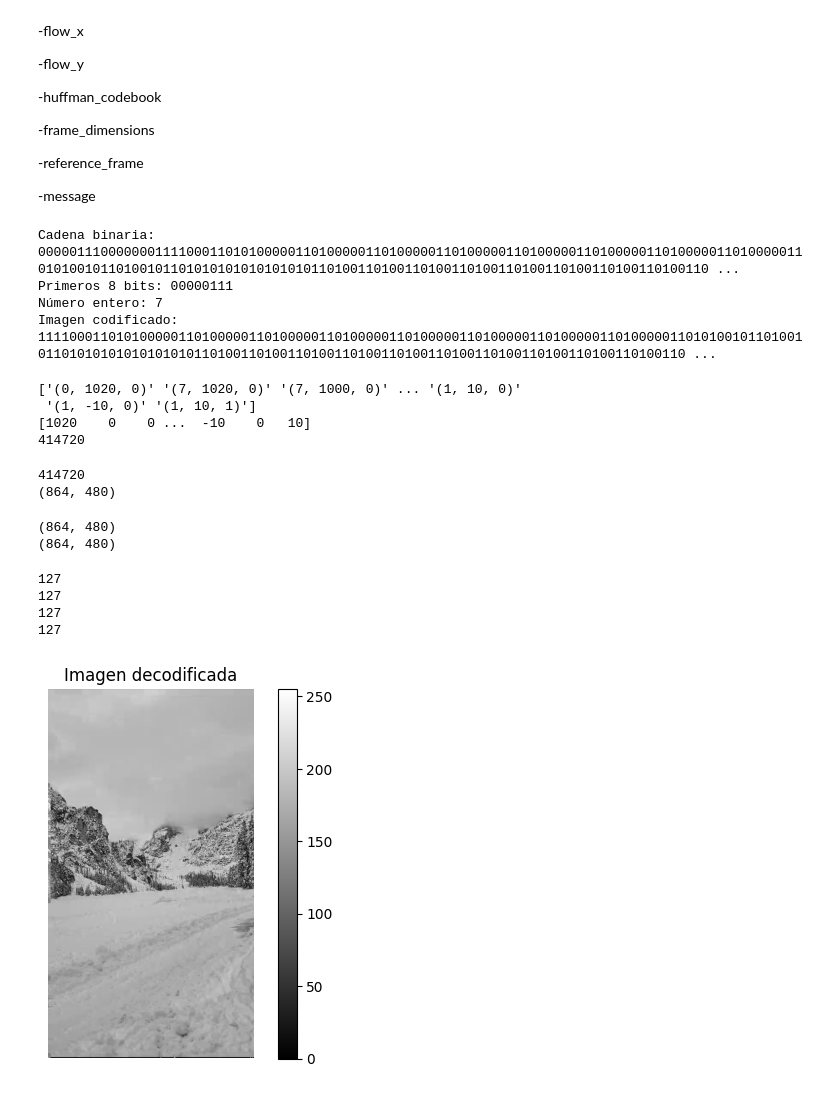
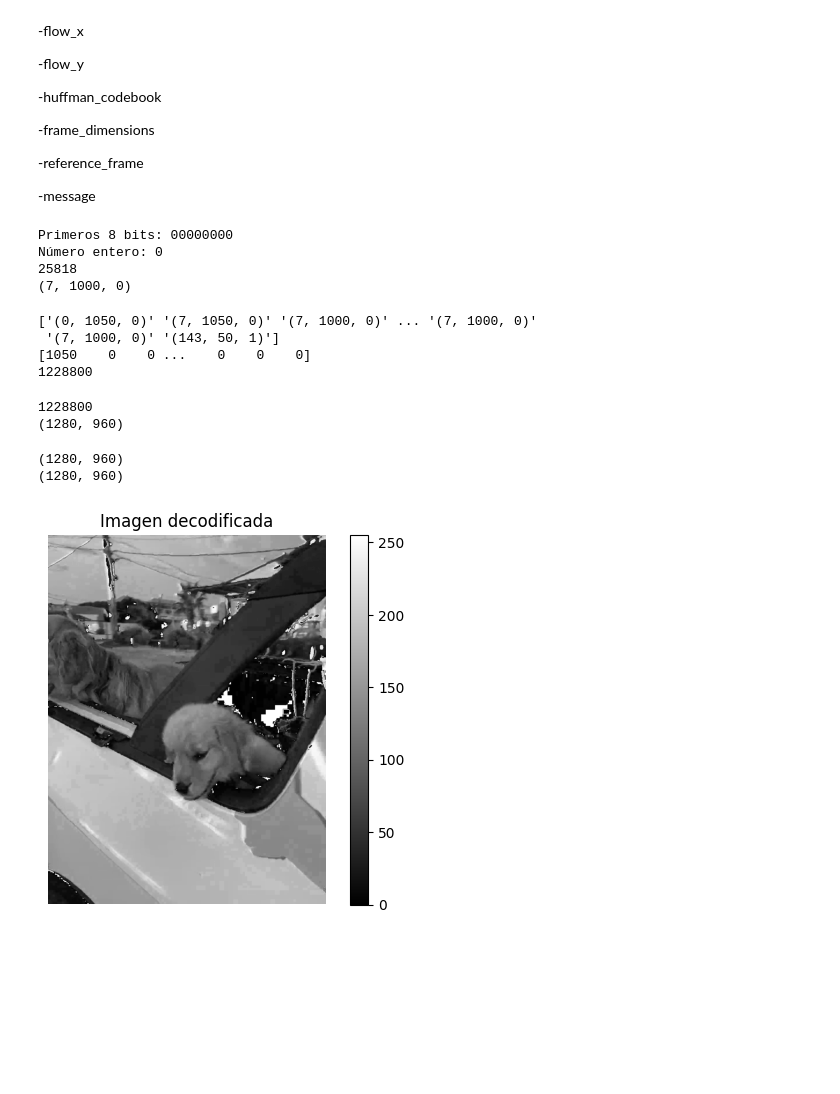
Before and after one commit to DiegoSC13/DCM_proyect, a Jupyter notebook: scripts/decoder.ipynb, the cells around one changed output. Cells and saved outputs as stored; diff of their text form; code cells hidden in the pictures; blank space fills up the shorter version.

```diff
--- a/scripts/decoder.ipynb
+++ b/scripts/decoder.ipynb
@@ -18,14 +18,15 @@ Por ahora voy a suponer que el decoder cuenta con:
 -message
 # %%
 
-folder_path = '/Users/diegosilveracoeff/Desktop/Fing/DCM/Mountain' #Cambiar por path de trabajo
+folder_path = '/Users/diegosilveracoeff/Desktop/Fing/DCM/Lana_Lucho' #Cambiar por path de trabajo
 
 flow_x_path = os.path.join(folder_path, 'flow_x.npy')
 flow_y_path = os.path.join(folder_path, 'flow_y.npy')
 symbols_path = os.path.join(folder_path, 'symbols.npy')
 codes_path = os.path.join(folder_path, 'codes.npy')
 #frame_dim = np.array([480,864])
-frame_dim = np.array([864,480])
+#frame_dim = np.array([864,480])
+frame_dim = np.array([1280,960])
 ref_image_path = os.path.join(folder_path, 'frame_32.tif')
 message_path = os.path.join(folder_path, 'message.bin')
 # %%
@@ -34,15 +35,15 @@ symbols = np.load(symbols_path)
 codes = np.load(codes_path)
 
 message = read_bin_file(message_path)
-print(type(message))
+#print(type(message))
 
 decoded_file = decode_symbols_2(message, symbols, codes, frame_dim)
-print(decoded_file.shape)
+#print(decoded_file.shape)
 # %% [output]
-Cadena binaria: 0000011100000001111000110101000001101000001101000001101000001101000001101000001101000001101000001101010010110100101101010101010101010110100110100110100110100110100110100110100110100110 ...
-Primeros 8 bits: 00000111
-Número entero: 7
-Imagen codificado: 1111000110101000001101000001101000001101000001101000001101000001101000001101000001101010010110100101101010101010101010110100110100110100110100110100110100110100110100110100110100110 ...
+Primeros 8 bits: 00000000
+Número entero: 0
+25818
+(7, 1000, 0)
 # %%
 decoded_file_list = []
 print(decoded_file)
@@ -54,18 +55,18 @@ ordered_list = reconstruct_array(decoded_file_array, frame_dim[0]*frame_dim[1])
 print(ordered_list)
 print(len(ordered_list))
 # %% [output]
-['(0, 1020, 0)' '(7, 1020, 0)' '(7, 1000, 0)' ... '(1, 10, 0)'
- '(1, -10, 0)' '(1, 10, 1)']
-[1020    0    0 ...  -10    0   10]
-414720
+['(0, 1050, 0)' '(7, 1050, 0)' '(7, 1000, 0)' ... '(7, 1000, 0)'
+ '(7, 1000, 0)' '(143, 50, 1)']
+[1050    0    0 ...    0    0    0]
+1228800
 # %%
 print(frame_dim[0]*frame_dim[1])
 full_array = complete_with_zeros(ordered_list, frame_dim[0]*frame_dim[1])
 full_array_reshaped = full_array.reshape(frame_dim)
 print(full_array_reshaped.shape)
 # %% [output]
-414720
-(864, 480)
+1228800
+(1280, 960)
 # %%
 idct_path = os.path.join(folder_path, 'IDCT.tif')
 decoded_residual = idct_2(full_array_reshaped,idct_path)
@@ -74,30 +75,31 @@ print(decoded_residual.shape)
 decoded_residual = decoded_residual.reshape(frame_dim)
 print(decoded_residual.shape)
 # %% [output]
-(864, 480)
-(864, 480)
+(1280, 960)
+(1280, 960)
 # %%
 #Pruebo obtener la imagen final, voy a probar primero usando directamente el frame con motion compensation
 #mc: motion_compensation
 
 mc_ref_path = os.path.join(folder_path, 'corrected_reference.tif')
 mc_ref_image = cv2.imread(mc_ref_path, cv2.IMREAD_GRAYSCALE)
 idct_image_16bits_int_list = [np.round(value) for value in decoded_residual]
 idct_image_16bits_int_array = np.array(idct_image_16bits_int_list)
+idct_image_16bits = idct_image_16bits_int_array.astype(np.int16)
 idct_image_8bits = idct_image_16bits_int_array.astype(np.uint8)
 decoded_image = mc_ref_image + idct_image_8bits - 128
+
+#mc_ref_image = mc_ref_image.astype(np.int16)
+#decoded_image = mc_ref_image + idct_image_16bits_int_array
+#decoded_image = decoded_image.astype(np.int16)
 
 decoded_image_path = os.path.join(folder_path, 'decoded_image.tif')
 cv2.imwrite(decoded_image_path, decoded_image, [cv2.IMWRITE_TIFF_COMPRESSION, 1])
 
 plt.imshow(decoded_image, cmap='gray', vmin=0, vmax=np.max(decoded_image))
 plt.colorbar()
 plt.title('Imagen decodificada')
 plt.axis('off')  # Ocultar ejes
 plt.show()
 # %% [output]
-127
-127
-127
-127
-[figure, old version]
+[figure, new version]
```
Also changed, not shown: 2 other files.
